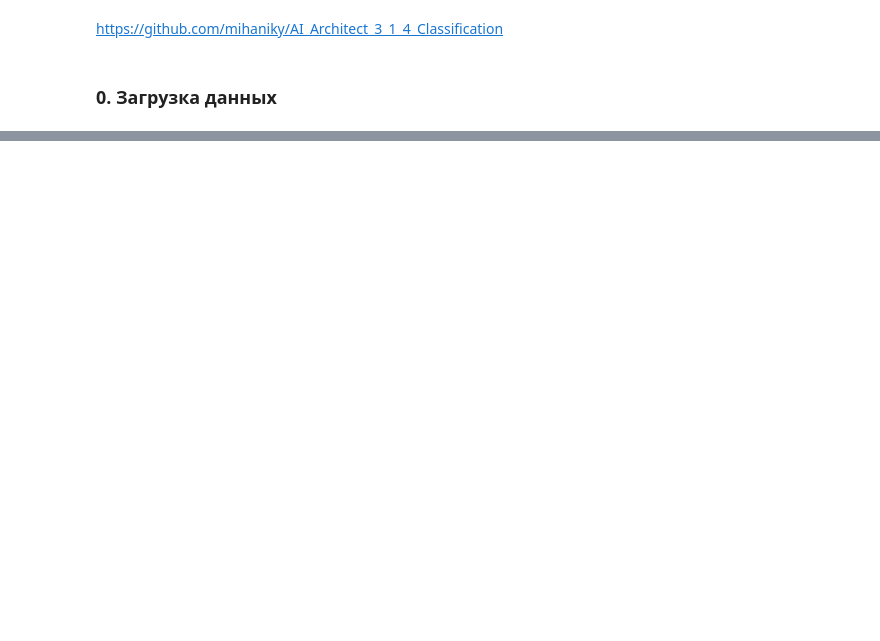
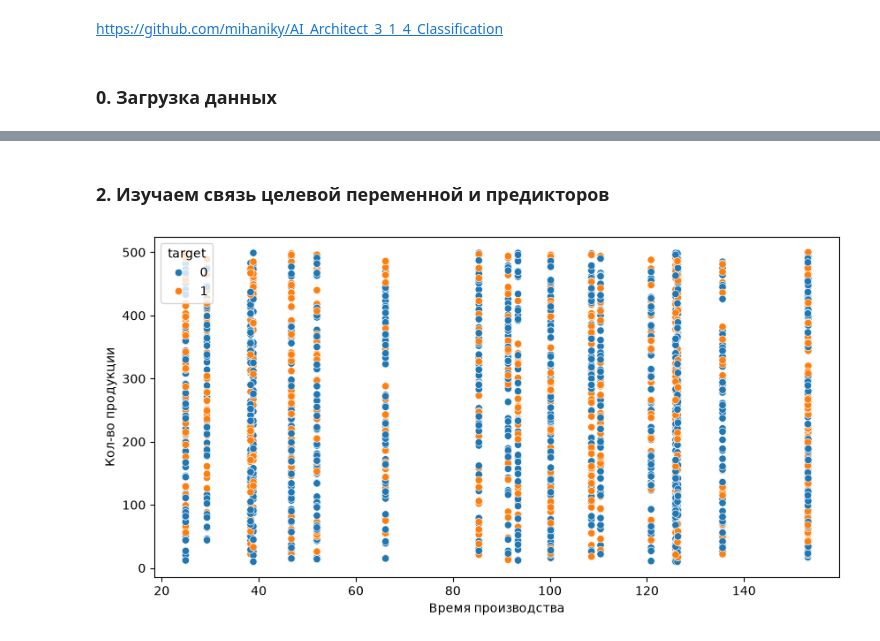
Before and after one commit to mihaniky/AI_Architect_3_1_4_Classification, a Jupyter notebook: AI_Architect_3_1_4_Classification.ipynb, the cells around one changed output, grey strips where cells are left out. Saved outputs shown, nothing was run; the diff lists cells and outputs as text; code cells hidden in the pictures; blank space fills up the shorter version.

```diff
--- a/AI_Architect_3_1_4_Classification.ipynb
+++ b/AI_Architect_3_1_4_Classification.ipynb
@@ -166,0 +191,19 @@ print(f" Данные получены через порт {port}")
+# %% [markdown]
+### 2. Изучаем связь целевой переменной и предикторов ###
+# %%
+# Потенциальные предикторы:
+features_col = [
+    "prod_minutes",
+    "quantity",
+    "top_defect_count",
+    "top_employee_hours",
+]
+# standard_cost, unit_price - нельзя т.к. напрямую рассчитывают таргет!
+
+fig, ax = plt.subplots(1,1, figsize = (10, 5))
+sns.scatterplot(x = "prod_minutes", y = "quantity", data = df, hue = "target", ax = ax)
+ax.set_xlabel("Время производства")
+ax.set_ylabel("Кол-во продукции")
+plt.show()
+# %% [output]
+[figure, added]
```
Also changed, not shown: parts of 4 cells of this notebook.
